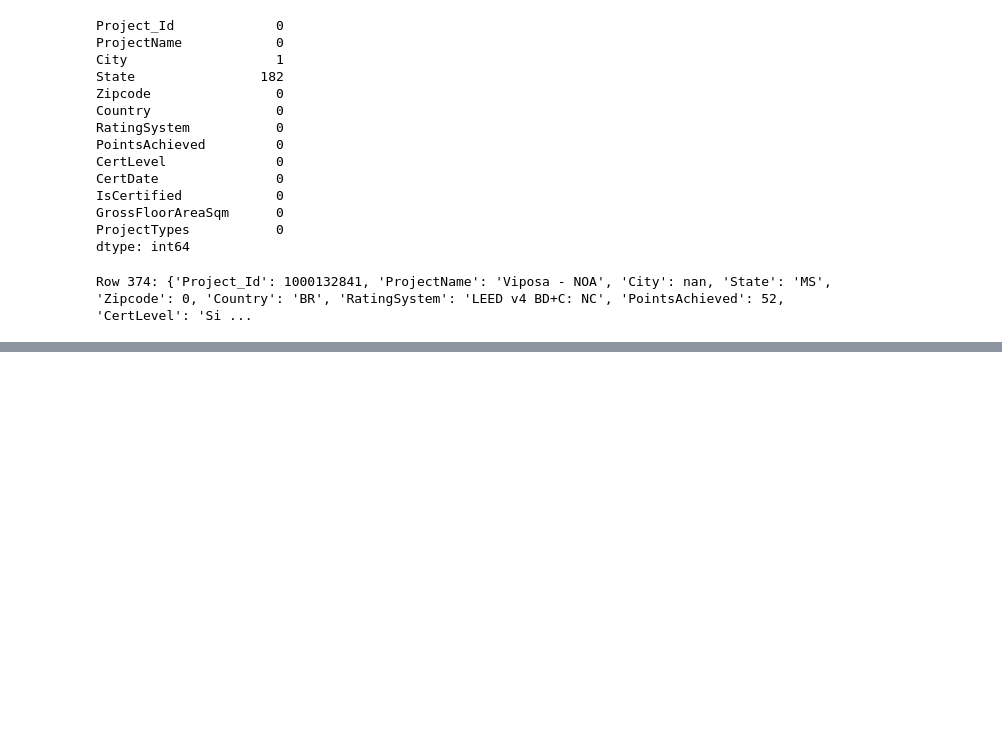
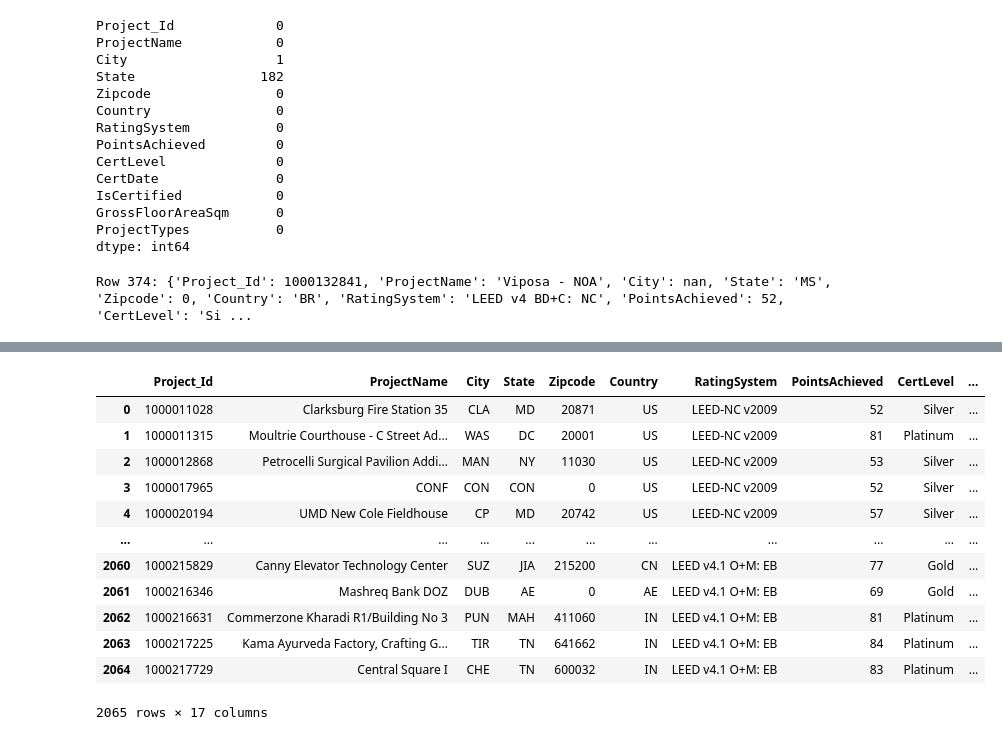
Before and after one commit to Brenvillag/final_project, a Jupyter notebook: notebooks/Filtered_tables_sql.ipynb, the cells around one changed output, grey strips where cells are left out. Cells and saved outputs as stored; diff of their text form; code cells hidden in the pictures; blank space fills up the shorter version.

```diff
--- a/notebooks/Filtered_tables_sql.ipynb
+++ b/notebooks/Filtered_tables_sql.ipynb
@@ -200,0 +462,17 @@ cert_df.to_csv('certification.csv', index=False)
+# %%
+df_waste = pd.read_csv('../data/clean/waste_savings.csv')
+df_waste
+# %% [output]
+|  | Project_Id | ProjectName | City | State | Zipcode | Country | RatingSystem | PointsAchieved | CertLevel | ... |
+| 0 | 1000011028 | Clarksburg Fire Station 35 | CLA | MD | 20871 | US | LEED-NC v2009 | 52 | Silver | ... |
+| 1 | 1000011315 | Moultrie Courthouse - C Street Ad... | WAS | DC | 20001 | US | LEED-NC v2009 | 81 | Platinum | ... |
+| 2 | 1000012868 | Petrocelli Surgical Pavilion Addi... | MAN | NY | 11030 | US | LEED-NC v2009 | 53 | Silver | ... |
+| 3 | 1000017965 | CONF | CON | CON | 0 | US | LEED-NC v2009 | 52 | Silver | ... |
+| 4 | 1000020194 | UMD New Cole Fieldhouse | CP | MD | 20742 | US | LEED-NC v2009 | 57 | Silver | ... |
+| ... | ... | ... | ... | ... | ... | ... | ... | ... | ... | ... |
+| 2060 | 1000215829 | Canny Elevator Technology Center | SUZ | JIA | 215200 | CN | LEED v4.1 O+M: EB | 77 | Gold | ... |
+| 2061 | 1000216346 | Mashreq Bank DOZ | DUB | AE | 0 | AE | LEED v4.1 O+M: EB | 69 | Gold | ... |
+| 2062 | 1000216631 | Commerzone Kharadi R1/Building No 3 | PUN | MAH | 411060 | IN | LEED v4.1 O+M: EB | 81 | Platinum | ... |
+| 2063 | 1000217225 | Kama Ayurveda Factory, Crafting G... | TIR | TN | 641662 | IN | LEED v4.1 O+M: EB | 84 | Platinum | ... |
+| 2064 | 1000217729 | Central Square I | CHE | TN | 600032 | IN | LEED v4.1 O+M: EB | 83 | Platinum | ... |
+2065 rows × 17 columns
```
Also changed, not shown: parts of 30 cells of this notebook, 23 other files.
